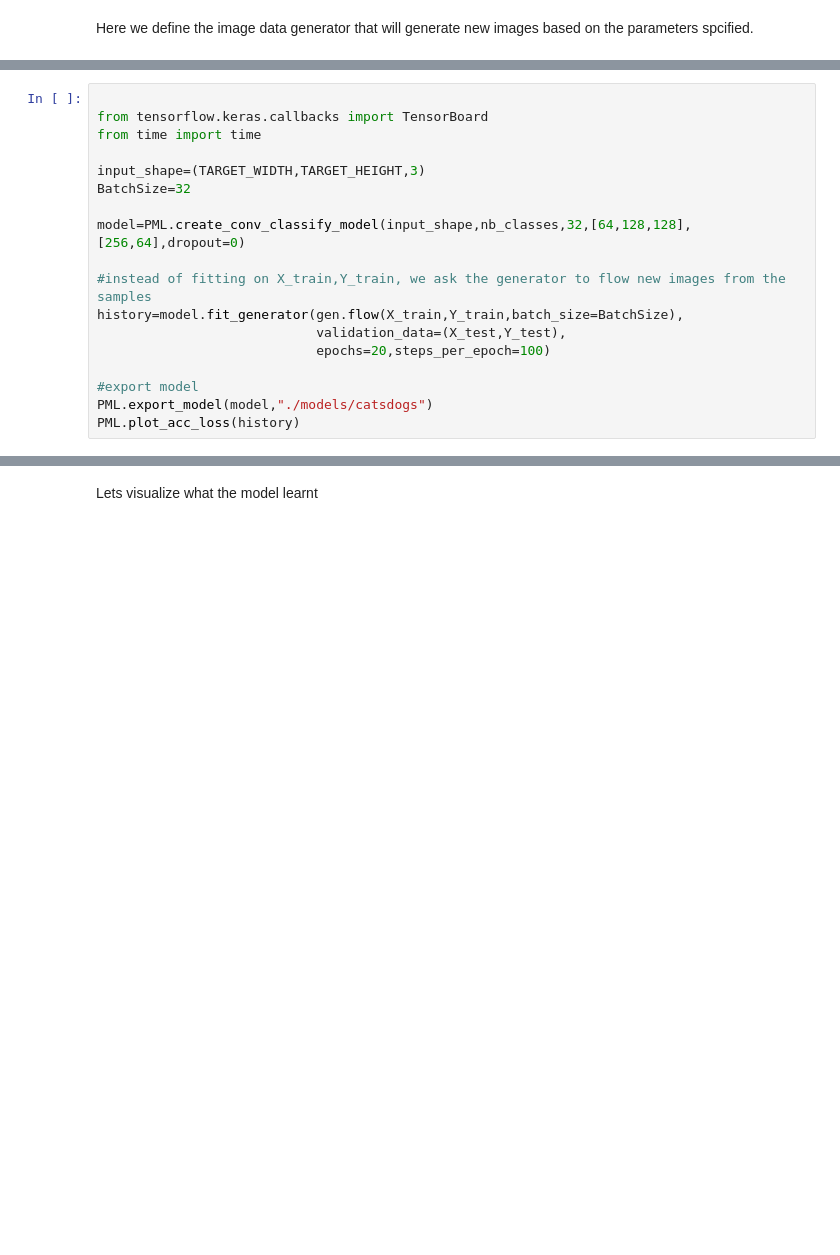
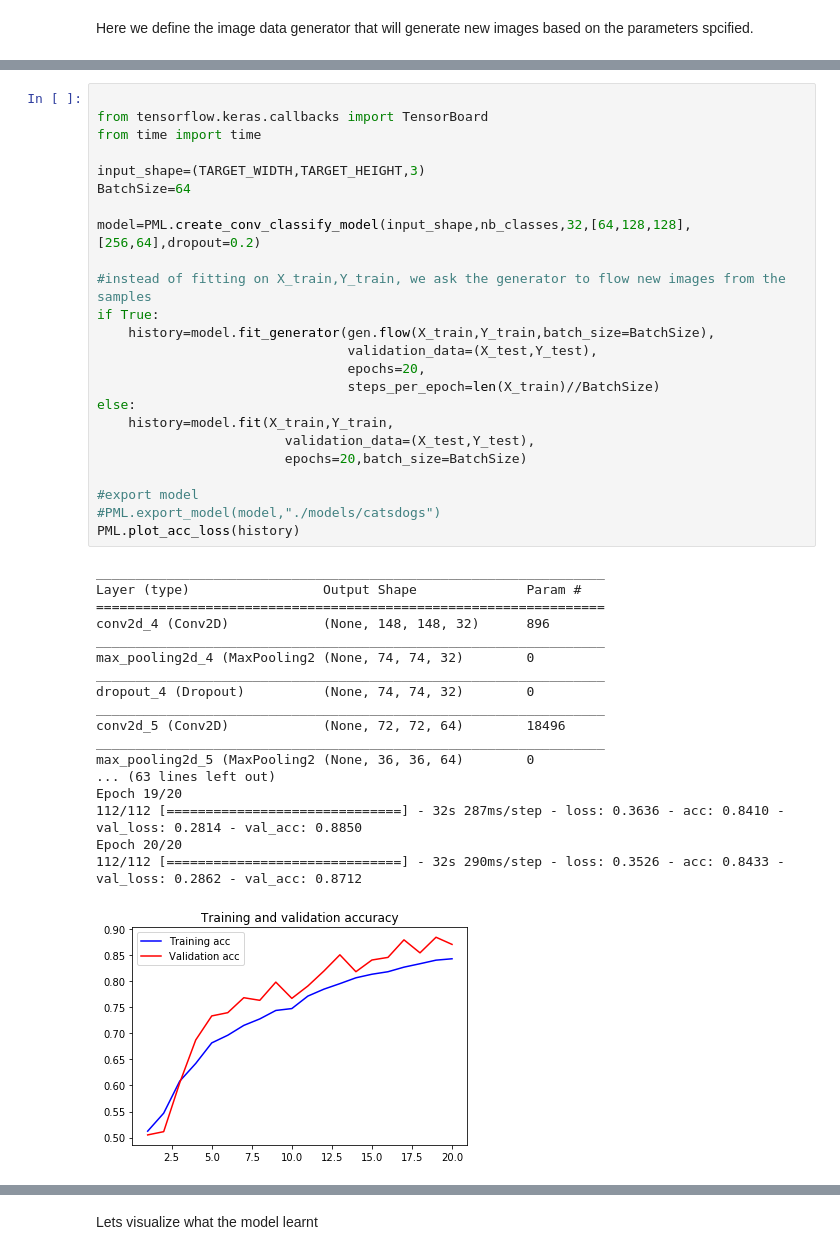
Before and after one commit to mrayy/PracticalML, a Jupyter notebook: 6. Advance ML/Python/2. Advance Training.ipynb, the cells around one changed output, grey strips where cells are left out. Cells and saved outputs as stored; diff of their text form; blank space fills up the shorter version.

```diff
--- a/6. Advance ML/Python/2. Advance Training.ipynb
+++ b/6. Advance ML/Python/2. Advance Training.ipynb
@@ -86,18 +94,43 @@ plt.show()
 # %%
 
 from tensorflow.keras.callbacks import TensorBoard
 from time import time
 
 input_shape=(TARGET_WIDTH,TARGET_HEIGHT,3)
-BatchSize=32
+BatchSize=64
 
-model=PML.create_conv_classify_model(input_shape,nb_classes,32,[64,128,128],[256,64],dropout=0)
+model=PML.create_conv_classify_model(input_shape,nb_classes,32,[64,128,128],[256,64],dropout=0.2)
 
 #instead of fitting on X_train,Y_train, we ask the generator to flow new images from the samples
-history=model.fit_generator(gen.flow(X_train,Y_train,batch_size=BatchSize),
-                            validation_data=(X_test,Y_test),
-                            epochs=20,steps_per_epoch=100)
+if True:
+    history=model.fit_generator(gen.flow(X_train,Y_train,batch_size=BatchSize),
+                                validation_data=(X_test,Y_test),
+                                epochs=20,
+                                steps_per_epoch=len(X_train)//BatchSize)
+else:
+    history=model.fit(X_train,Y_train,
+                        validation_data=(X_test,Y_test),
+                        epochs=20,batch_size=BatchSize)
 
 #export model
-PML.export_model(model,"./models/catsdogs")
+#PML.export_model(model,"./models/catsdogs")
 PML.plot_acc_loss(history)
+# %% [output]
+_________________________________________________________________
+Layer (type)                 Output Shape              Param #
+=================================================================
+conv2d_4 (Conv2D)            (None, 148, 148, 32)      896
+_________________________________________________________________
+max_pooling2d_4 (MaxPooling2 (None, 74, 74, 32)        0
+_________________________________________________________________
+dropout_4 (Dropout)          (None, 74, 74, 32)        0
+_________________________________________________________________
+conv2d_5 (Conv2D)            (None, 72, 72, 64)        18496
+_________________________________________________________________
+max_pooling2d_5 (MaxPooling2 (None, 36, 36, 64)        0
+... (63 lines left out)
+Epoch 19/20
+112/112 [==============================] - 32s 287ms/step - loss: 0.3636 - acc: 0.8410 - val_loss: 0.2814 - val_acc: 0.8850
+Epoch 20/20
+112/112 [==============================] - 32s 290ms/step - loss: 0.3526 - acc: 0.8433 - val_loss: 0.2862 - val_acc: 0.8712
+[figure, added]
```
Also changed, not shown: parts of 21 cells of this notebook.
